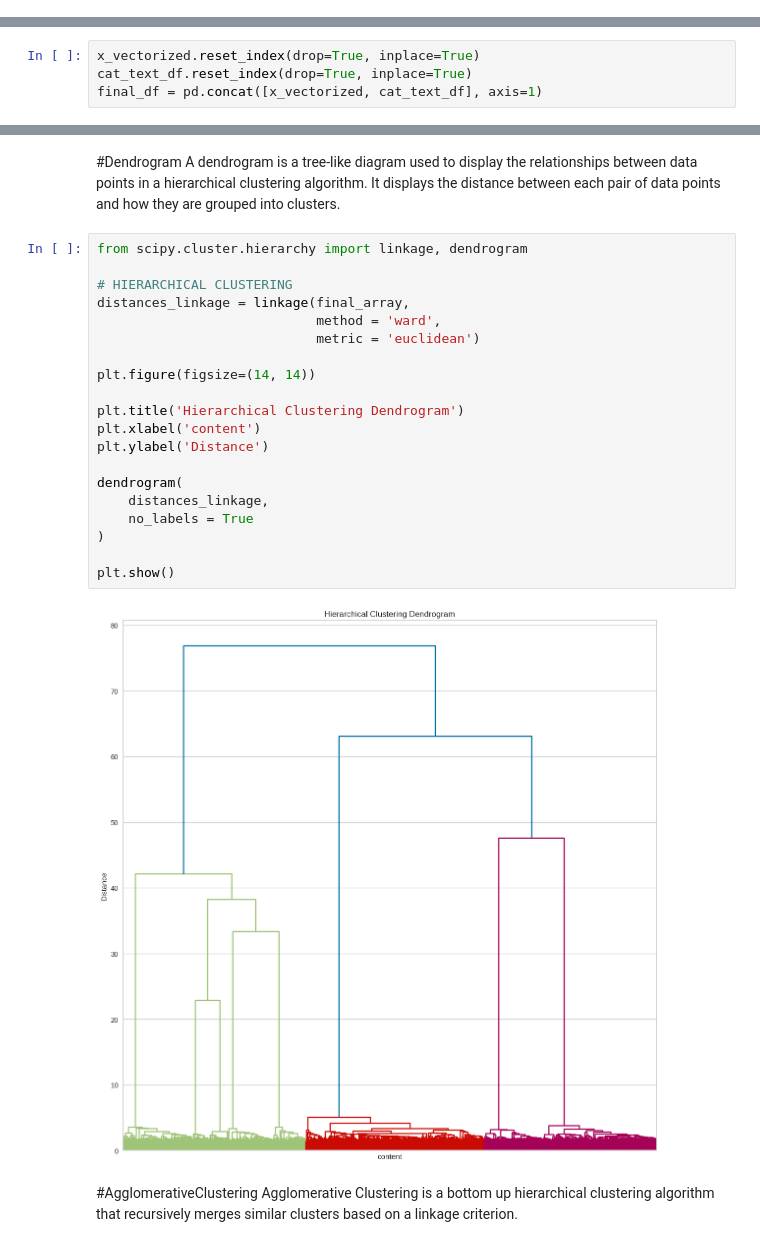
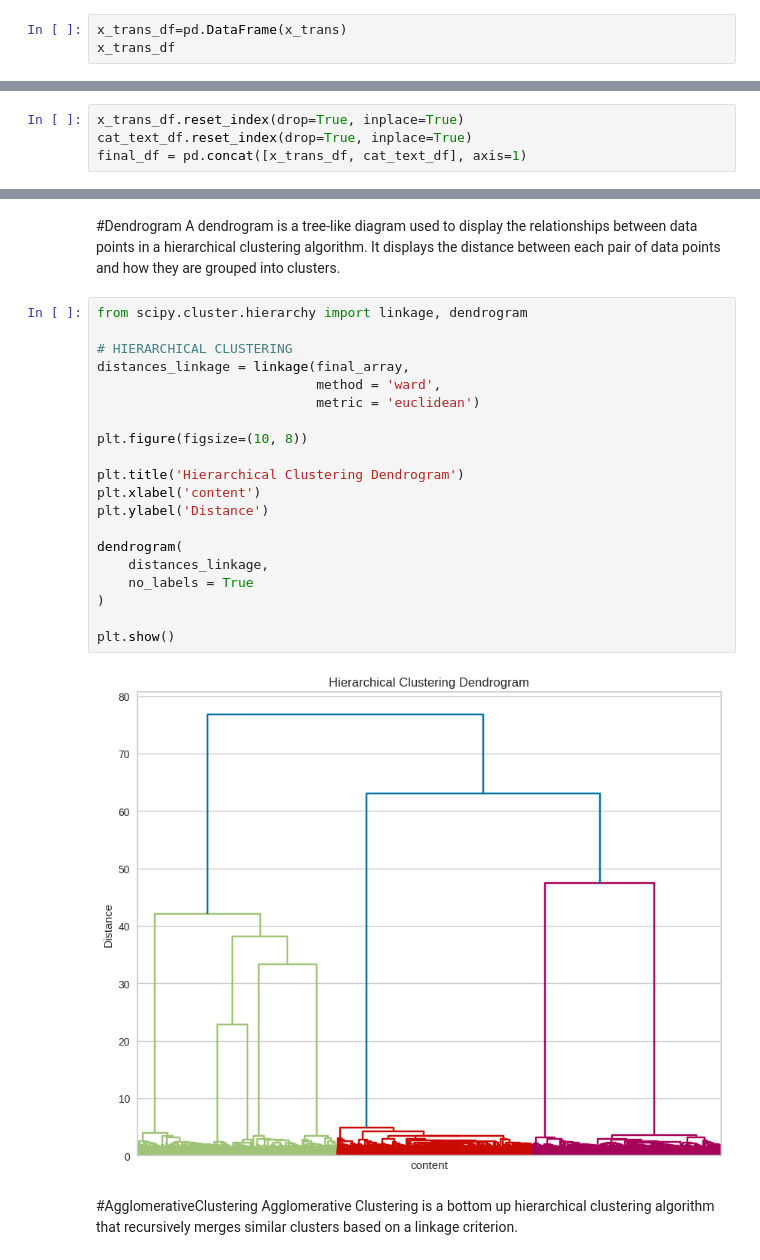
Before and after one commit to subhashsomarouthu/Netflix-Movies-and-TV-Shows-Clustering, a Jupyter notebook: Netflix_Movies_and_TV_Shows_Clustering.ipynb, the cells around one changed output, grey strips where cells are left out. Saved outputs shown, nothing was run; the diff lists cells and outputs as text.

```diff
--- a/Netflix_Movies_and_TV_Shows_Clustering.ipynb
+++ b/Netflix_Movies_and_TV_Shows_Clustering.ipynb
@@ -1902 +1734,4 @@ cat_text_df
 7777 rows × 6 columns
+# %%
+x_trans_df=pd.DataFrame(x_trans)
+x_trans_df
@@ -1903,7 +1752,7 @@ cat_text_df
 # %%
-x_vectorized.reset_index(drop=True, inplace=True)
+x_trans_df.reset_index(drop=True, inplace=True)
 cat_text_df.reset_index(drop=True, inplace=True)
-final_df = pd.concat([x_vectorized, cat_text_df], axis=1)
+final_df = pd.concat([x_trans_df, cat_text_df], axis=1)
 # %%
 final_df
 # %% [output]
@@ -2151,25 +1991,25 @@ A dendrogram is a tree-like diagram used to display the relationships between da
 # %%
 from scipy.cluster.hierarchy import linkage, dendrogram
 
 # HIERARCHICAL CLUSTERING
 distances_linkage = linkage(final_array,
                             method = 'ward',
                             metric = 'euclidean')
 
-plt.figure(figsize=(14, 14))
+plt.figure(figsize=(10, 8))
 
 plt.title('Hierarchical Clustering Dendrogram')
 plt.xlabel('content')
 plt.ylabel('Distance')
 
 dendrogram(
     distances_linkage,
     no_labels = True
 )
 
 plt.show()
 # %% [output]
-[figure, old version]
+[figure, new version]
 # %% [markdown]
 #AgglomerativeClustering
 Agglomerative Clustering is a bottom up hierarchical clustering algorithm that recursively merges similar clusters based on a linkage criterion.
```
Also changed, not shown: parts of 65 cells of this notebook.
